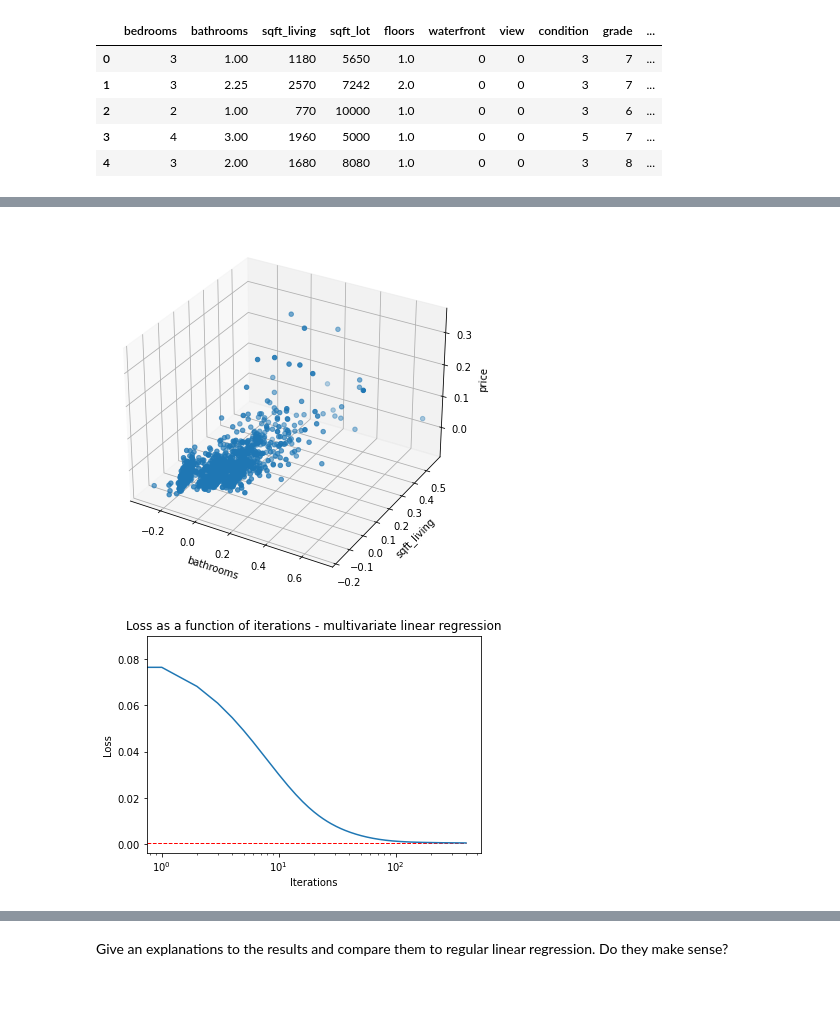
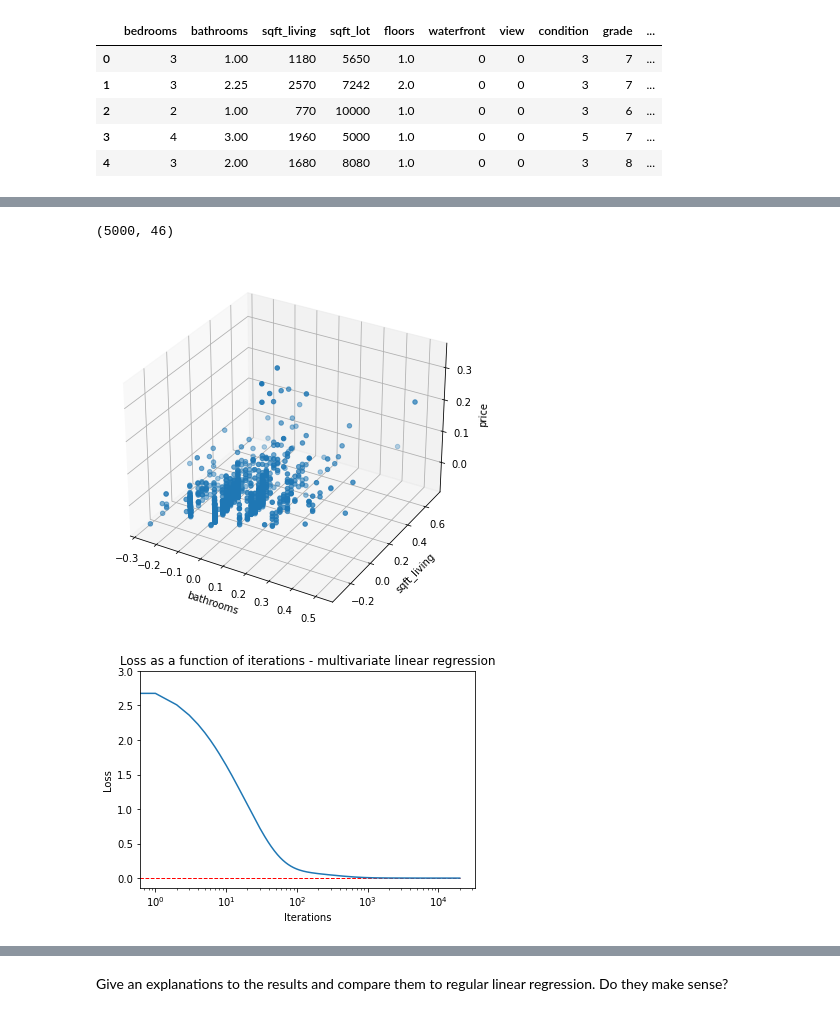
Before and after one commit to RoyR-IDC/MachineLearningFromData, a Jupyter notebook: HW1/hwa1.ipynb, the cells around one changed output, grey strips where cells are left out. Cells and saved outputs as stored; diff of their text form; code cells hidden in the pictures.

```diff
--- a/HW1/hwa1.ipynb
+++ b/HW1/hwa1.ipynb
@@ -335,7 +335,7 @@ def pinv(X, y):
     ###########################################################################
     X_T = np.transpose(X)
     X_T_X = np.matmul(X_T, X)
-    inverse_X_T_X = np.linalg.inv(X_T_X)
+    inverse_X_T_X = np.linalg.inv(X_T_X+(1e-9)*np.eye(X_T_X.shape[0]))
     X_T_X_X_T = np.matmul(inverse_X_T_X, X_T)
     pinv_theta = np.transpose(np.matmul(X_T_X_X_T, y))
     ###########################################################################
@@ -650,34 +722,34 @@ all_features.head(5)
+# %%
+#all_features2.shape
+all_features.shape
+# %% [output]
+(5000, 46)
 # %%
-def generate_new_features(all_features, power, max_feature_2_add):
+def generate_new_features(all_features):
     amount_of_features = all_features.shape[1]
     X = all_features.values
     columns_list = all_features.columns.to_list()
 
     array_feature = np.arange(0, amount_of_features)
     comb_array = np.array(np.meshgrid(array_feature, array_feature)).T.reshape(-1, 2)
-    reduced_comb_array = comb_array[::5,:] # reduce amount of coombination
-    amount_of_new_features = reduced_comb_array.shape[0]
-    option1 = np.take(X, reduced_comb_array[:,0], axis = 1)
-    option2 = np.take(X, reduced_comb_array[:,1], axis = 1)
-    option3 = np.multiply(option1, option2)
-    index_list1 = reduced_comb_array[:,0].tolist()
-    index_list2 = reduced_comb_array[:,1].tolist()
+    comb_array = comb_array[::10,:] # reduce amount of coombination
+    amount_of_new_features = comb_array.shape[0]
+    feaures_sellection_combination_x1 = np.take(X, comb_array[:,0], axis = 1)
+    feaures_sellection_combination_x2 = np.take(X, comb_array[:,1], axis = 1)
+    feaures_sellection_combination_x1_dot_x2 = np.multiply(feaures_sellection_combination_x1, feaures_sellection_combination_x2)
+    index_list1 = comb_array[:,0].tolist()
+    index_list2 = comb_array[:,1].tolist()
     new_feature_names = list(map(lambda x,y,z : z[x]+'*'+z[y], index_list1 , index_list2,amount_of_new_features*[columns_list] ))
-    all_features[new_feature_names] = option3
+    all_features[new_feature_names] = feaures_sellection_combination_x1_dot_x2
     return all_features
 
-
+columns_to_drop = ['price', 'id', 'date']
+all_features = df.drop(columns=columns_to_drop)
+all_features = generate_new_features(all_features)
+all_features.head(5)
 X = all_features.values
 y = df['price'].values
 X, y = preprocess(X, y)
-
-# training and validation split
-np.random.seed(42)
-indices = np.random.permutation(X.shape[0])
-idx_train, idx_val = indices[:int(0.8*X.shape[0])], indices[int(0.8*X.shape[0]):]
-X_train, X_val = X[idx_train,:], X[idx_val,:]
-y_train, y_val = y[idx_train], y[idx_val]
-
 
 fig = plt.figure(figsize=(5,5))
 ax = p3.Axes3D(fig)
@@ -698,40 +770,49 @@ Use the bias trick again (add a column of ones as the zeroth column in the both
 #                            START OF YOUR CODE                           #
 ###########################################################################
 X =  add_bias_to_X(X)
+# training and validation split
+np.random.seed(42)
+indices = np.random.permutation(X.shape[0])
+idx_train, idx_val = indices[:int(0.8*X.shape[0])], indices[int(0.8*X.shape[0]):]
+X_train, X_val = X[idx_train,:], X[idx_val,:]
+y_train, y_val = y[idx_train], y[idx_val]
+
+
 ###########################################################################
 #                             END OF YOUR CODE                            #
 ###########################################################################
 
 
 """
 Make sure the functions `compute_cost` (10 points),
 `gradient_descent` (15 points), and `pinv` (5 points) work on the multi-dimensional dataset.
 lk If you make any changes, make sure your code still works on the single variable regression model.
 """
 np.random.seed(42)
 shape = X_train.shape[1]
-theta = np.random.random(shape)
-iterations = 40000
-theta, J_history = gradient_descent(X_train ,y_train, theta, best_alpha, iterations)
+theta = np.ones(shape)
+
+iterations = 20000
+theta, J_history = gradient_descent(X_train ,y_train, theta, 1e-1, iterations)
 
 theta_pinv = pinv(X_train ,y_train)
 J_pinv = compute_cost(X_train, y_train, theta_pinv)
 
 """
 We can use visualization to make sure the code works well.
 Notice we use logarithmic scale for the number of iterations,
 since gradient descent converges after ~500 iterations.
 
 """
 
 plt.plot(np.arange(iterations), J_history)
 plt.xscale('log')
 plt.xlabel('Iterations')
 plt.ylabel('Loss')
 plt.title('Loss as a function of iterations - multivariate linear regression')
 plt.hlines(y = J_pinv, xmin = 0, xmax = len(J_history), color='r',
            linewidth = 1, linestyle = 'dashed')
 plt.show()
 # %% [output]
-[figure, old version]
+[figure, new version]
-[figure, old version]
+[figure, new version]
```
Also changed, not shown: parts of 20 cells of this notebook, 1 other file.
